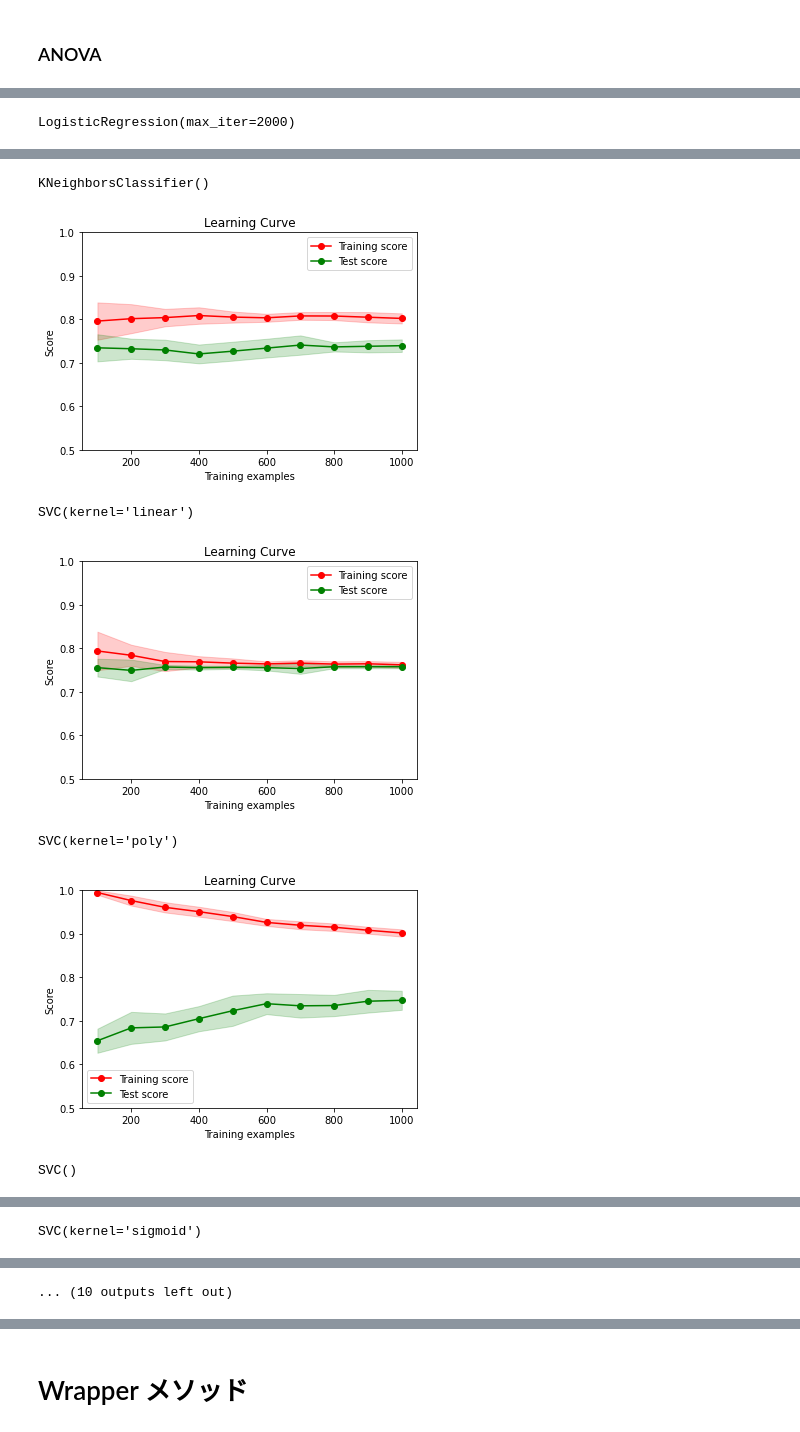
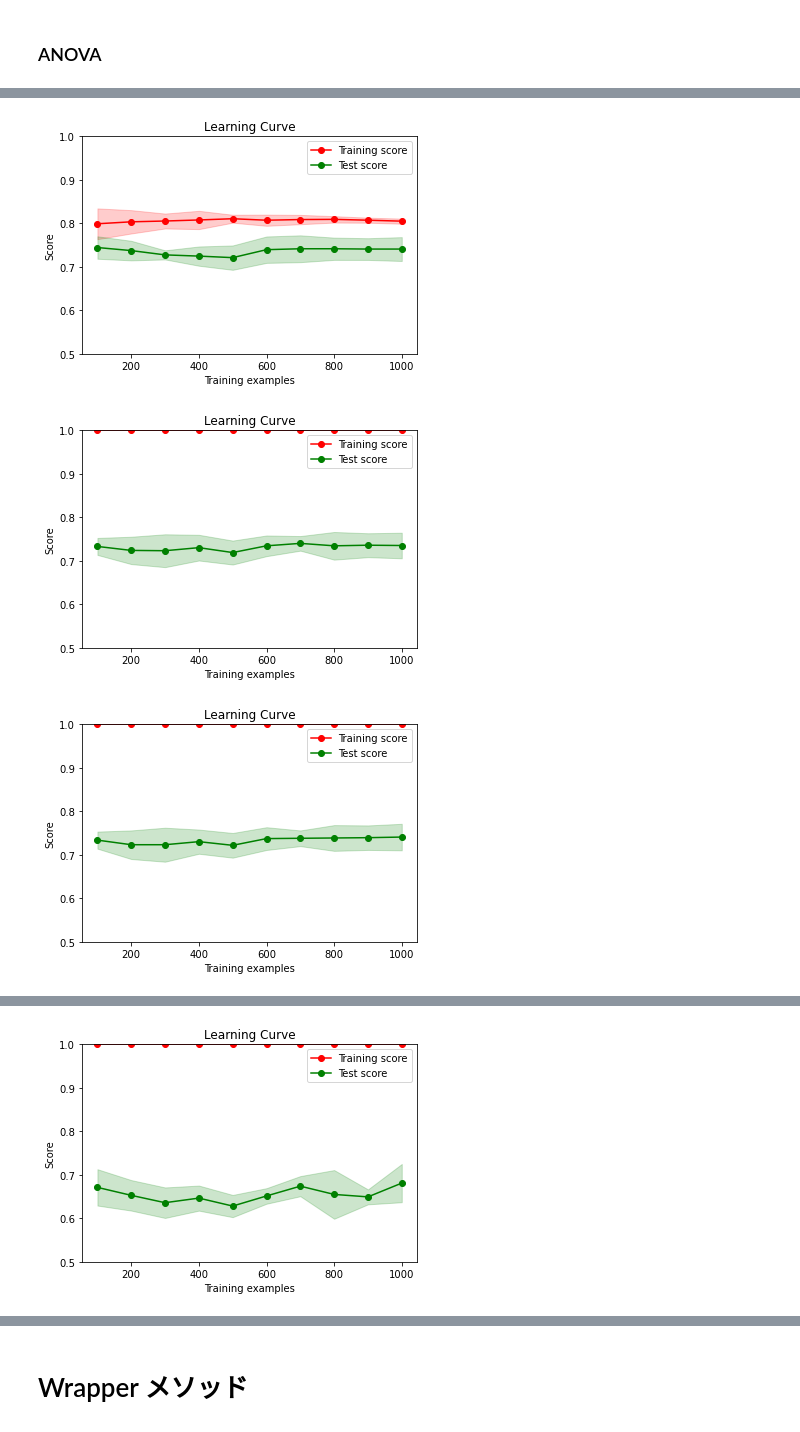
Before and after one commit to mono-clone/breast_cancer_analytics, a Jupyter notebook: notebooks/3.0.1-create_bcm_genes.ipynb, the cells around one changed output, grey strips where cells are left out. Drawn from its saved outputs; the diff is of its cells as text; code cells hidden in the pictures.

```diff
--- a/notebooks/3.0.1-create_bcm_genes.ipynb
+++ b/notebooks/3.0.1-create_bcm_genes.ipynb
@@ -180,34 +148,3 @@ Name: target_OS_5years, dtype: int64
 簡単に精度を見るため、再現性は担保されていない（引数にrandom_stateを要求しないclfもあるため）ので、必要に応じて再度モデルを構築すること。
 また、パラメータはデフォルト値を使用している。
 そのためパラメータ次第では結果が向上、下降しうる（決定木のf1など）。
-# %%
-# 比較する2値分類器の設定
-bcm_names = [
-    "Logistic Regression",
-    "Nearest Neighbors",
-    "Linear SVM",
-    "Polynomial SVM",
-    "RBF SVM",
-    "Sigmoid SVM",
-    "Decision Tree",
-    "Random Forest",
-    "AdaBoost",
-    "Naive Bayes",
-    # "Linear Discriminant Analysis", # predictメソッドに対応していない
-    "Quadratic Discriminant Analysis",
-]
-
-classifiers = [
-    LogisticRegression(max_iter=2000),
-    KNeighborsClassifier(),
-    SVC(kernel="linear"),
-    SVC(kernel="poly"),
-    SVC(kernel="rbf"),
-    SVC(kernel="sigmoid"),
-    DecisionTreeClassifier(),
-    RandomForestClassifier(),
-    AdaBoostClassifier(),
-    GaussianNB(),
-    # LDA(),
-    QDA(),
-]
@@ -429,11 +261,0 @@ X_train_chi2_norm.shape
-# %%
-# chi2にて特徴量選択したデータを元に、各モデルでの学習曲線を可視化
-# 正規化したほうが全体的に精度が高かったので、そちらを使用
-for estimator in classifiers:
-    plot_learning_curve(
-        X_train_chi2_norm,
-        y_train,
-        estimator,
-        cv=10,
-        train_sizes=np.arange(100, int(len(X_train_chi2) * 0.75), 100),
-    )
@@ -528,11 +378,10 @@ X_train_ANOVA_norm.shape
 # 正規化したほうが全体的に精度が高かったので、そちらを使用
 for estimator in classifiers:
     plot_learning_curve(
-        X_train_ANOVA_norm,
+        X_train_ANOVA,
         y_train,
         estimator,
         cv=10,
         train_sizes=np.arange(100, int(len(X_train_chi2) * 0.75), 100),
     )
 # %% [output]
-LogisticRegression(max_iter=2000)
@@ -540,7 +389,3 @@ LogisticRegression(max_iter=2000)
-KNeighborsClassifier()
-[figure, old version]
+[figure, new version]
-SVC(kernel='linear')
-[figure, old version]
+[figure, new version]
-SVC(kernel='poly')
-[figure, old version]
+[figure, new version]
-SVC()
@@ -548 +392,0 @@ SVC()
-SVC(kernel='sigmoid')
@@ -550 +394 @@ SVC(kernel='sigmoid')
-... (10 outputs left out)
+[figure, added]
```
Also changed, not shown: parts of 19 cells of this notebook, 18 other files.
